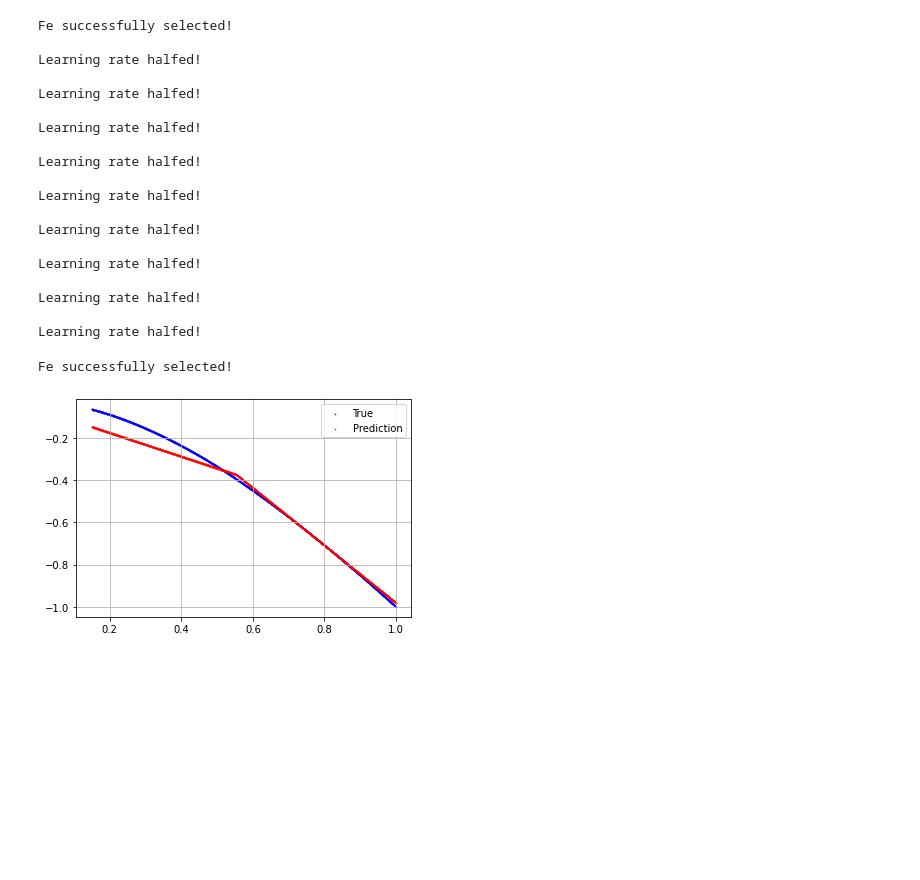
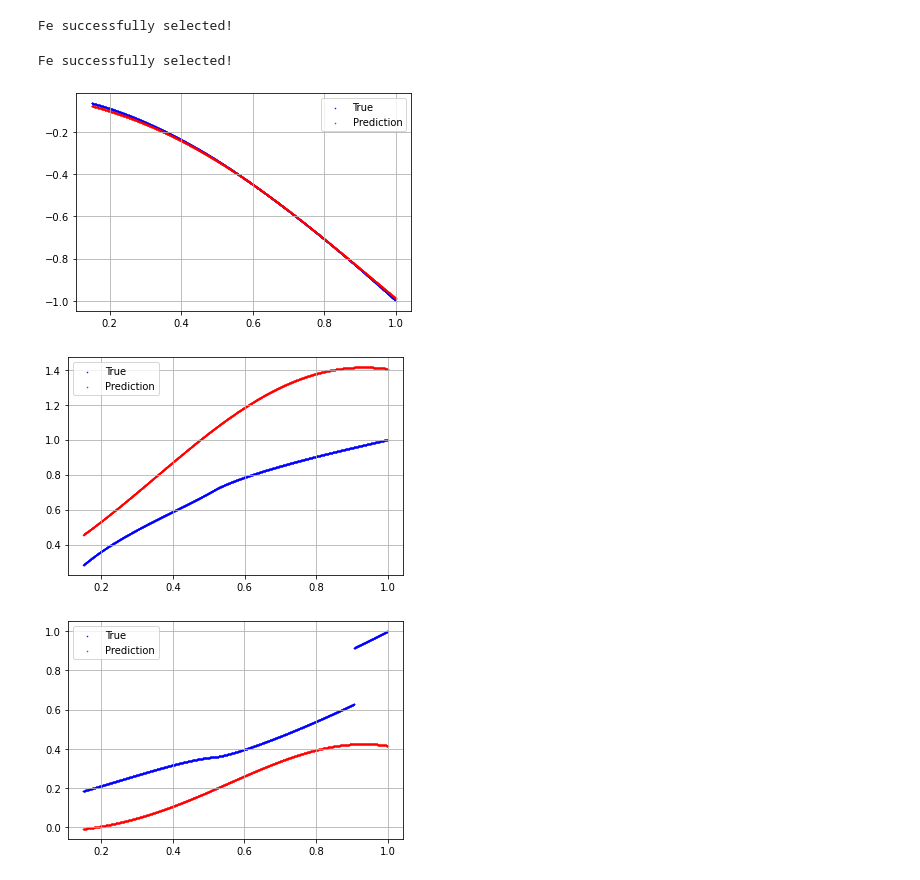
Before and after one commit to eldonko/Masters-Thesis-Code, a Jupyter notebook: train_ThermoRegressionNet.ipynb, the cells around one changed output. Saved outputs shown, nothing was run; the diff lists cells and outputs as text; code cells hidden in the pictures; blank space fills up the shorter version.

```diff
--- a/train_ThermoRegressionNet.ipynb
+++ b/train_ThermoRegressionNet.ipynb
@@ -38,7 +39,7 @@ def train(net, dataset):
     # Hyperparameters
     n_epochs = 100
     lr = 0.1
-    batch_size = 16
+    batch_size = 32
     std_thresh = 0.05
 
     # Data
@@ -67,44 +68,29 @@ def train(net, dataset):
             best_net = net
 
         # Adapt learning rate if standard deviation over the last 10 epochs is below a threshold
-        if np.array(losses[-10:]).std() < std_thresh and (i - lr_reduced_last) >= 10:
-            print('Learning rate halfed! \n')
-            lr_reduced_last = i
-            lr /= 2
+        #if np.array(losses[-10:]).std() < std_thresh and (i - lr_reduced_last) >= 10:
+            #print('Learning rate halfed! \n')
+            #lr_reduced_last = i
+            #lr /= 2
 
     return best_net
 # %%
-net = ThermoRegressionNet(hidden_layers=1, hidden_dim=16, act_func=nn.LeakyReLU())
+net = ThermoRegressionNet(hidden_layers=1, hidden_dim=16, act_funcs=None)
 
 element = 'Fe'
 phase = ['BCC_A2']
-dataset = ThermoDataset(element, phase, step=10, scaling=True)
+scaling = True
+dataset = ThermoDataset(element, phase, step=10, scaling=scaling)
 
 best_net = train(net, dataset)
 # %% [output]
 Fe successfully selected!
-
-Learning rate halfed!
-
-Learning rate halfed!
-
-Learning rate halfed!
-
-Learning rate halfed!
-
-Learning rate halfed!
-
-Learning rate halfed!
-
-Learning rate halfed!
-
-Learning rate halfed!
-
-Learning rate halfed!
 # %%
 ph = PlotHandler()
 
-ph.properties_temp(best_net, element, phase, scaling=True, unscale_output=False)
+ph.properties_temp(best_net, element, phase, scaling=scaling, unscale_output=False)
 # %% [output]
 Fe successfully selected!
-[figure, old version]
+[figure, new version]
+[figure, added]
+[figure, added]
```
Also changed, not shown: parts of 2 cells of this notebook, 7 other files.
